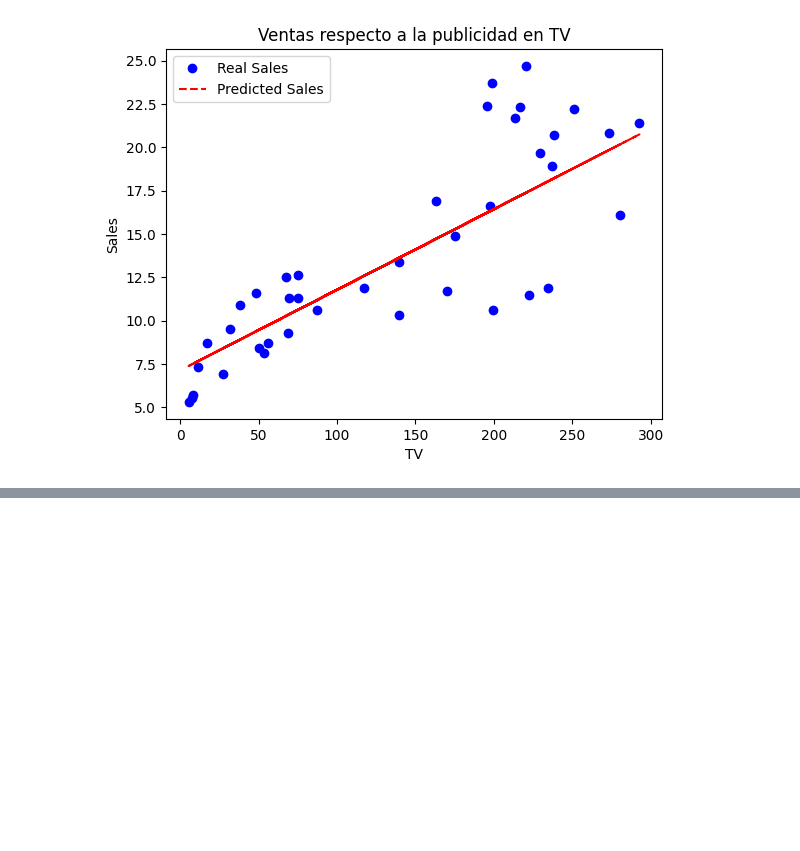
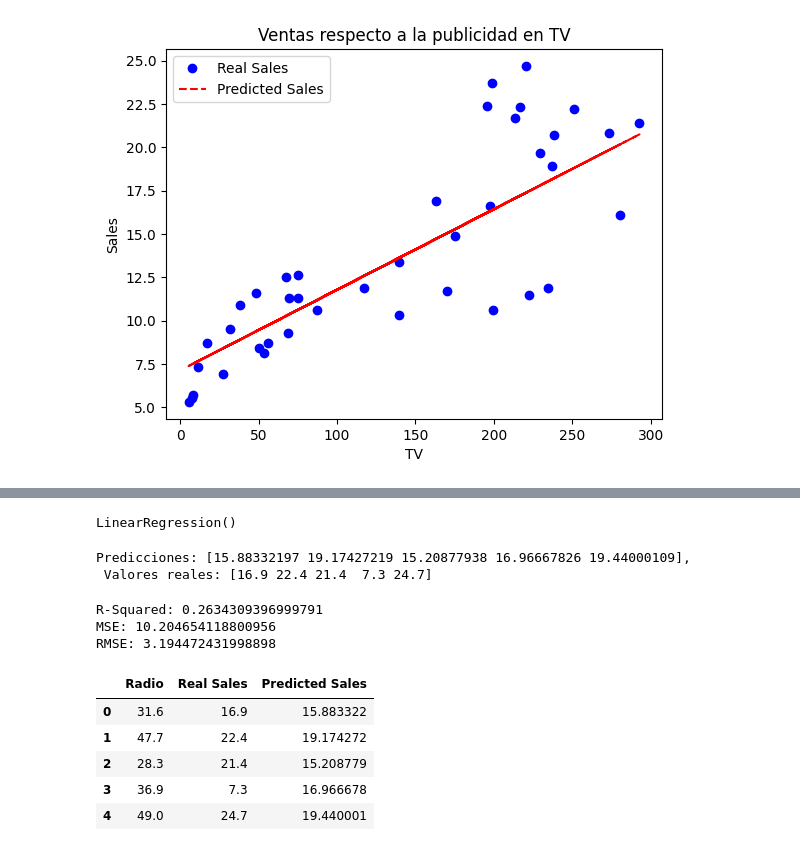
Before and after one commit to Spek7ro/Machine_Learning_Projects, a Jupyter notebook: Notebooks/RegresiónLineal_Simple_Múltiple.ipynb, the cells around one changed output, grey strips where cells are left out. Drawn from its saved outputs; the diff is of its cells as text; code cells hidden in the pictures; blank space fills up the shorter version.

```diff
--- a/Notebooks/RegresiónLineal_Simple_Múltiple.ipynb
+++ b/Notebooks/RegresiónLineal_Simple_Múltiple.ipynb
@@ -158,0 +163,2 @@ plt.show()
+# %%
+data_radio = df[['Radio']]
@@ -158,0 +169,39 @@ plt.show()
+# %%
+reg_radio = LinearRegression()
+
+reg_radio.fit(X_train, y_train)
+# %% [output]
+LinearRegression()
+# %%
+y_pred_radio = reg_radio.predict(X_test)
+print('Predicciones: {}, \n Valores reales: {}'.format(y_pred_radio[:5], y_test[:5]))
+# %% [output]
+Predicciones: [15.88332197 19.17427219 15.20877938 16.96667826 19.44000109],
+ Valores reales: [16.9 22.4 21.4  7.3 24.7]
+# %%
+r_squared = reg_radio.score(X_test, y_test)
+mse = mean_squared_error(y_test, y_pred)
+rmse = np.sqrt(mse)
+
+print('R-Squared:', r_squared)
+print('MSE:', mse)
+print('RMSE:', rmse)
+# %% [output]
+R-Squared: 0.2634309396999791
+MSE: 10.204654118800956
+RMSE: 3.194472431998898
+# %%
+sales_comp = pd.DataFrame({
+    "Radio": X_test.values.flatten(),
+    "Real Sales": y_test.flatten(),
+    "Predicted Sales": y_pred_radio.flatten()
+})
+
+sales_comp.head()
+# %% [output]
+|  | Radio | Real Sales | Predicted Sales |
+| 0 | 31.6 | 16.9 | 15.883322 |
+| 1 | 47.7 | 22.4 | 19.174272 |
+| 2 | 28.3 | 21.4 | 15.208779 |
+| 3 | 36.9 | 7.3 | 16.966678 |
+| 4 | 49.0 | 24.7 | 19.440001 |
```
Also changed, not shown: parts of 7 cells of this notebook.
